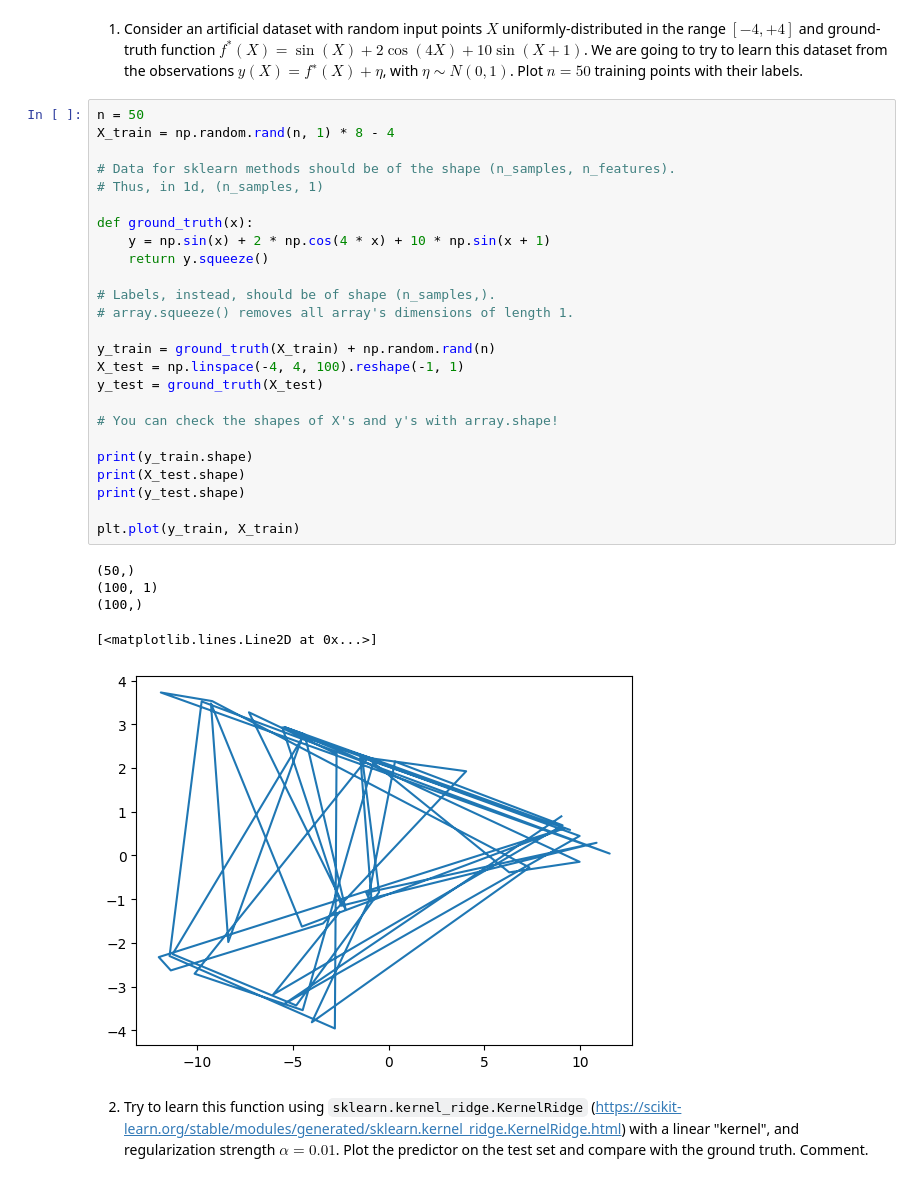
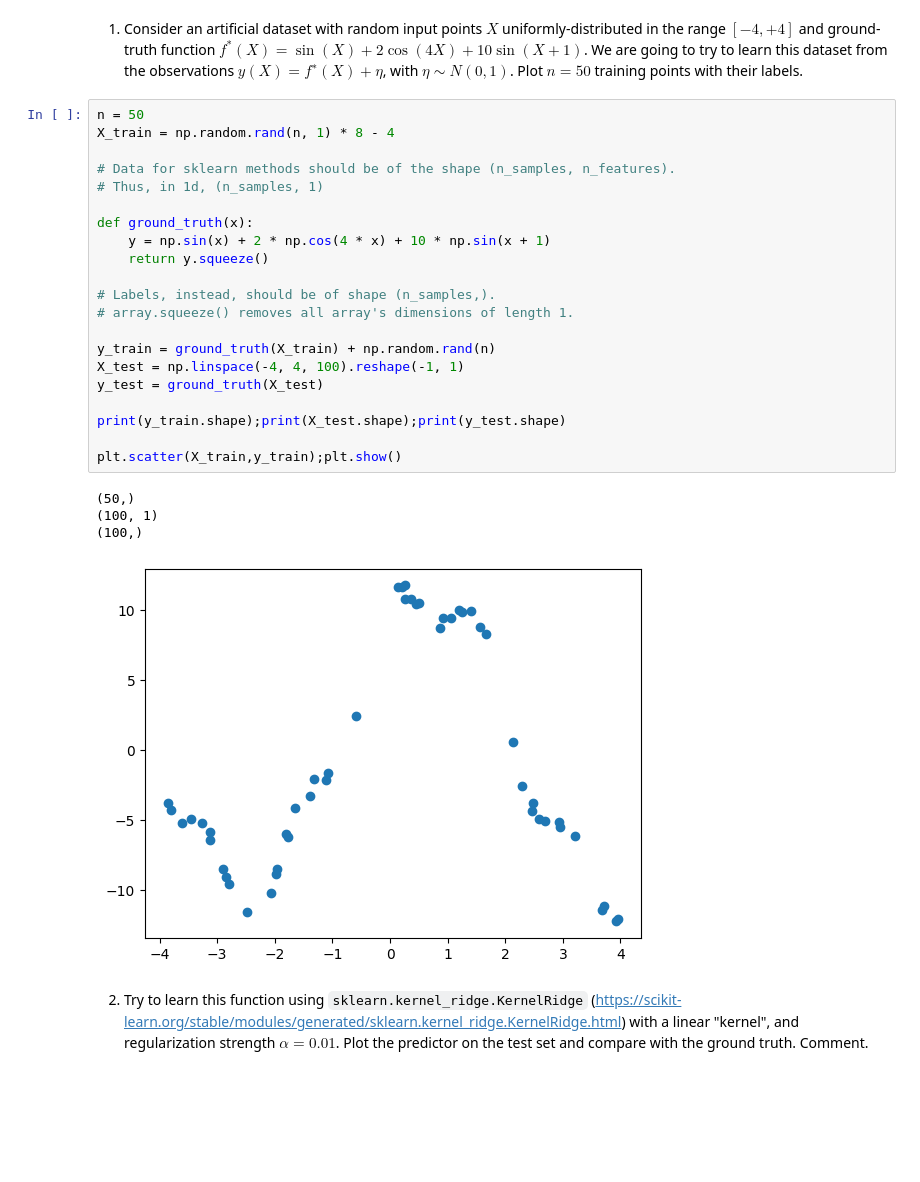
Before and after one commit to davidomanovic/Machine-Learning, a Jupyter notebook: Kernels/kernels_demo.ipynb, the cells around one changed output. Cells and saved outputs as stored; diff of their text form; blank space fills up the shorter version.

```diff
--- a/Kernels/kernels_demo.ipynb
+++ b/Kernels/kernels_demo.ipynb
@@ -18,34 +18,29 @@ with their labels.
 # %%
 n = 50
 X_train = np.random.rand(n, 1) * 8 - 4
 
 # Data for sklearn methods should be of the shape (n_samples, n_features).
 # Thus, in 1d, (n_samples, 1)
 
 def ground_truth(x):
     y = np.sin(x) + 2 * np.cos(4 * x) + 10 * np.sin(x + 1)
     return y.squeeze()
 
 # Labels, instead, should be of shape (n_samples,).
 # array.squeeze() removes all array's dimensions of length 1.
 
 y_train = ground_truth(X_train) + np.random.rand(n)
 X_test = np.linspace(-4, 4, 100).reshape(-1, 1)
 y_test = ground_truth(X_test)
 
-# You can check the shapes of X's and y's with array.shape!
+print(y_train.shape);print(X_test.shape);print(y_test.shape)
 
-print(y_train.shape)
-print(X_test.shape)
-print(y_test.shape)
-
-plt.plot(y_train, X_train)
+plt.scatter(X_train,y_train);plt.show()
 # %% [output]
 (50,)
 (100, 1)
 (100,)
-[<matplotlib.lines.Line2D at 0x...>]
-[figure, old version]
+[figure, new version]
 # %% [markdown]
 2. Try to learn this function using `sklearn.kernel_ridge.KernelRidge` (https://scikit-learn.org/stable/modules/generated/sklearn.kernel_ridge.KernelRidge.html) with a linear "kernel", and regularization strength $\alpha = 0.01$. Plot the predictor on the test set and compare with the ground truth.
 Comment.
```
Also changed, not shown: parts of 14 cells of this notebook.
